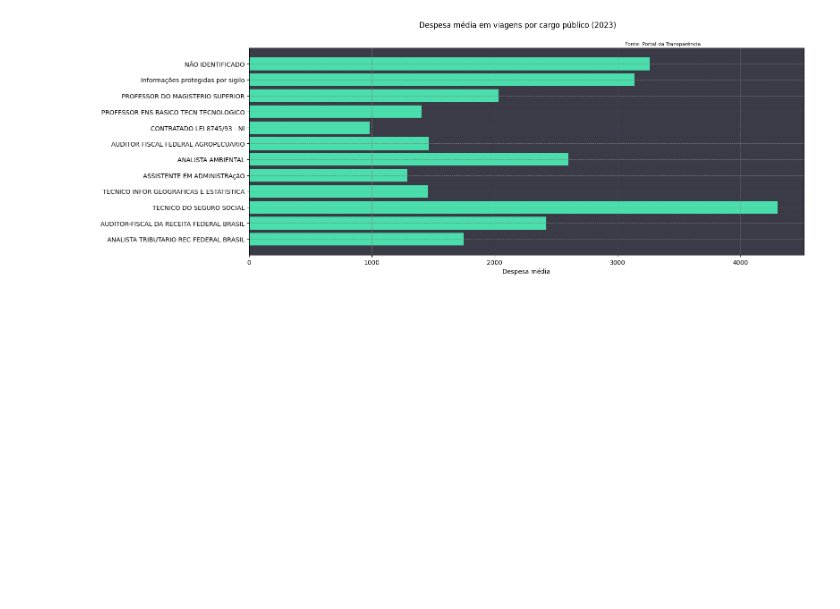
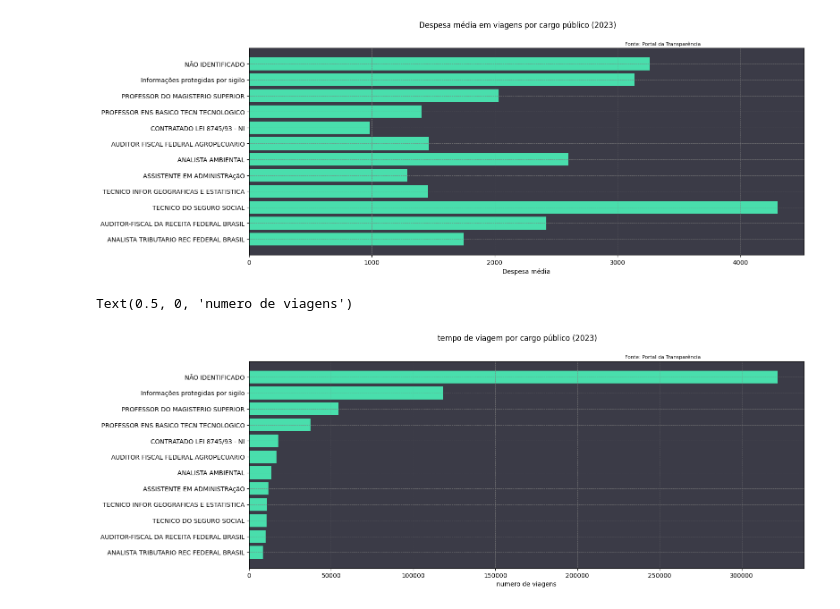
Before and after one commit to araujojv/Estudos_py_ml, a Jupyter notebook: analise_de_dados/projeto_pandas_governo/analise_dados.ipynb, the cells around one changed output. Cells and saved outputs as stored; diff of their text form; code cells hidden in the pictures; blank space fills up the shorter version.

Commit message:
feat- criacao do grafico numero de viagens por cargo na codigo final

```diff
--- a/analise_de_dados/projeto_pandas_governo/analise_dados.ipynb
+++ b/analise_de_dados/projeto_pandas_governo/analise_dados.ipynb
@@ -71,3 +71,22 @@ plt.xlabel('Despesa média')
 # %% [output]
 Text(0.5, 0, 'Despesa média')
 [figure]
+# %%
+#criacao de figura
+fig, ax = plt.subplots(figsize=(16, 6))
+
+#plotando o grafico
+ax.barh(df_final['Cargo'], df_final['n_viagens'], color="#49deac")
+ax.invert_yaxis()
+
+##ajustando o grafico
+
+ax.set_facecolor('#3b3b47')
+fig.suptitle('tempo de viagem por cargo público (2023)')
+plt.figtext(0.65, 0.89, 'Fonte: Portal da Transparência', fontsize=8)
+plt.grid(color='gray', linestyle='--', linewidth=0.5)
+plt.yticks(fontsize=10)
+plt.xlabel('numero de viagens')
+# %% [output]
+Text(0.5, 0, 'numero de viagens')
+[figure, added]
```
